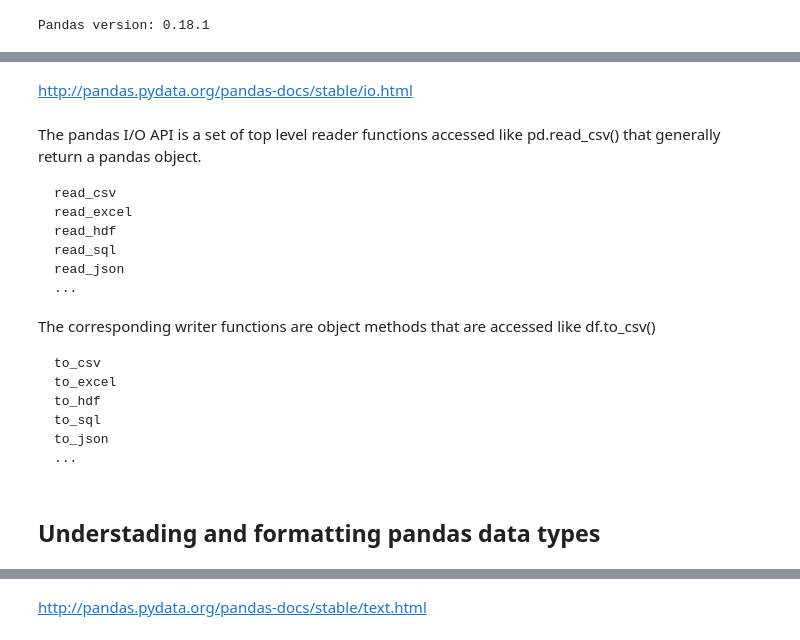
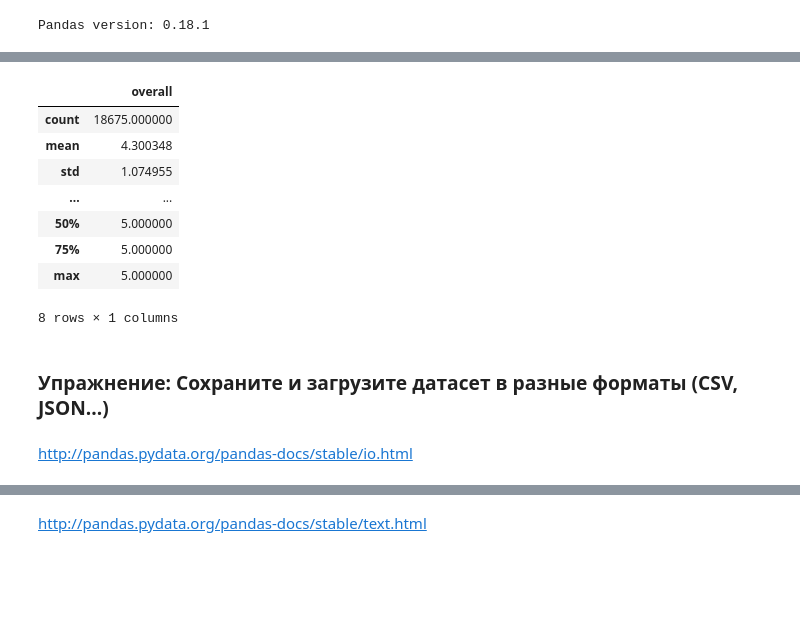
Before and after one commit to woters/ds101, a Jupyter notebook: 1-pandas.ipynb, the cells around one changed output, grey strips where cells are left out. Drawn from its saved outputs; the diff is of its cells as text; code cells hidden in the pictures; blank space fills up the shorter version.

Commit message:
pandas!!!

```diff
--- a/1-pandas.ipynb
+++ b/1-pandas.ipynb
@@ -100,0 +96,14 @@ df
+# %%
+df.describe()
+# %% [output]
+|  | overall |
+| count | 18675.000000 |
+| mean | 4.300348 |
+| std | 1.074955 |
+| ... | ... |
+| 50% | 5.000000 |
+| 75% | 5.000000 |
+| max | 5.000000 |
+8 rows × 1 columns
+# %% [markdown]
+### Упражнение: Сохраните и загрузите датасет в разные форматы (CSV, JSON...)
@@ -101,22 +112,2 @@ df
 # %% [markdown]
 http://pandas.pydata.org/pandas-docs/stable/io.html
-# %% [markdown]
-The pandas I/O API is a set of top level reader functions accessed like pd.read_csv() that generally return a pandas object.
-
-    read_csv
-    read_excel
-    read_hdf
-    read_sql
-    read_json
-    ...
-
-The corresponding writer functions are object methods that are accessed like df.to_csv()
-
-    to_csv
-    to_excel
-    to_hdf
-    to_sql
-    to_json
-    ...
-# %% [markdown]
-## Understading and formatting pandas data types
```
Also changed, not shown: parts of 107 cells of this notebook, 5 other files.
